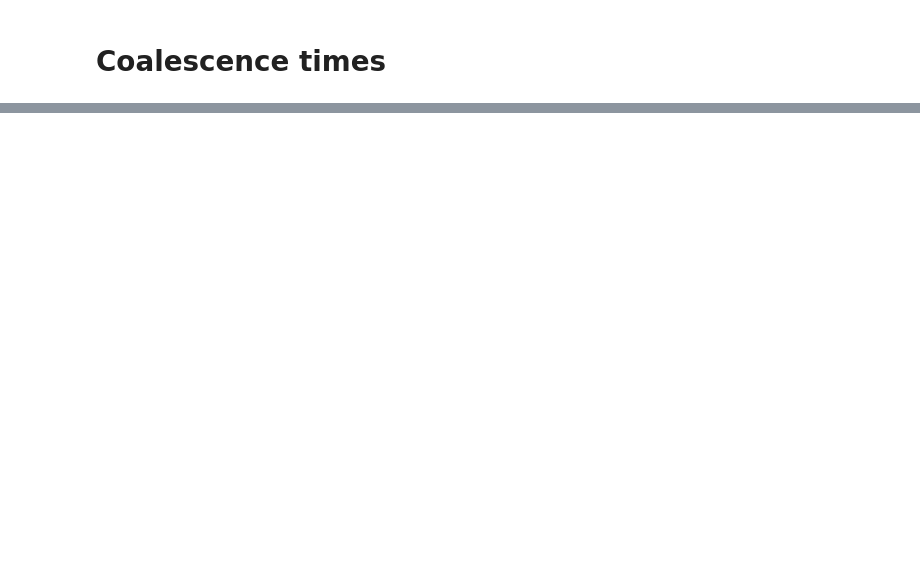
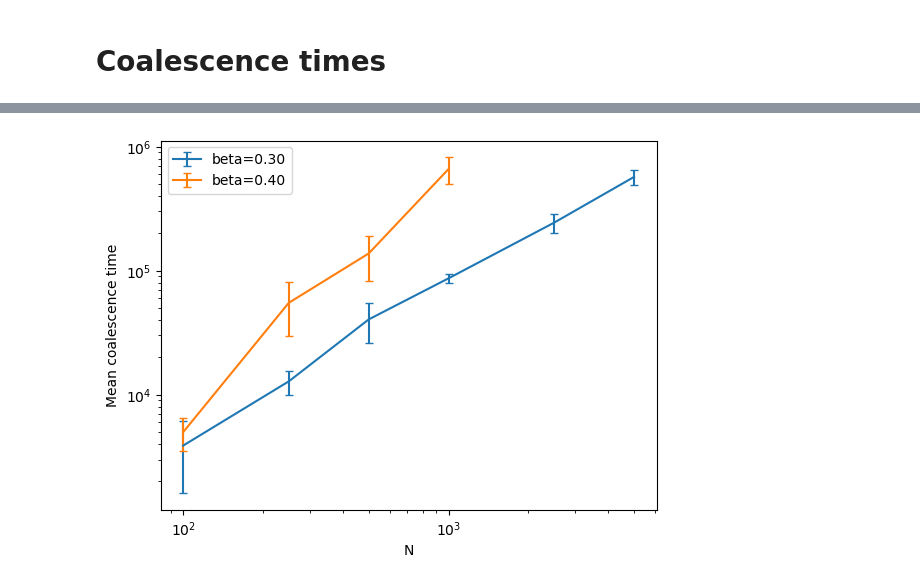
Before and after one commit to LouiseBudzynski/Bounding_Chain_Disordered_Ising_Models, a Jupyter notebook: notebooks/multiple_mcmc_test.ipynb, the cells around one changed output, grey strips where cells are left out. Cells and saved outputs as stored; diff of their text form; code cells hidden in the pictures; blank space fills up the shorter version.

```diff
--- a/notebooks/multiple_mcmc_test.ipynb
+++ b/notebooks/multiple_mcmc_test.ipynb
@@ -58,5 +70,5 @@ beta_uni, beta_SG
 # %%
-beta = 0.3
+beta = 0.4
 coup_type = 'gauss'
 G_builder = lambda N: create_ER_graph(N, d=4, coupling_type=coup_type)
 nb_runs = 3
@@ -97,28 +140,29 @@ df
 # %%
 mask = (
     (df['sampler'] == 'F_beta_Glauber') &
     (df['lazy'] == False) &
-    (df['init_mode'] == 'full_star') &
     (df['n_coal'] == df['n_runs'])
 )
 df_filtered = df[mask]
 
 betas_to_exclude = []
 for beta in df_filtered['beta'].unique():
     if beta in betas_to_exclude:
         continue
     sub_df = df_filtered[df_filtered['beta'] == beta]
     plt.errorbar(sub_df['N'], sub_df['mean_coal_time'],
                 yerr=sub_df['std_coal_time'],
                 label=f'beta={beta:.2f}',
                 capsize=3)
 
 plt.xlabel('N')
 plt.ylabel('Mean coalescence time')
 plt.xscale('log')
 plt.yscale('log')
 plt.legend()
 plt.show()
+# %% [output]
+[figure, added]
 # %%
 fig, axes = plt.subplots(1, 3, figsize=(15, 5))
 scalings = {
```
Also changed, not shown: parts of 17 cells of this notebook, 14 other files.
